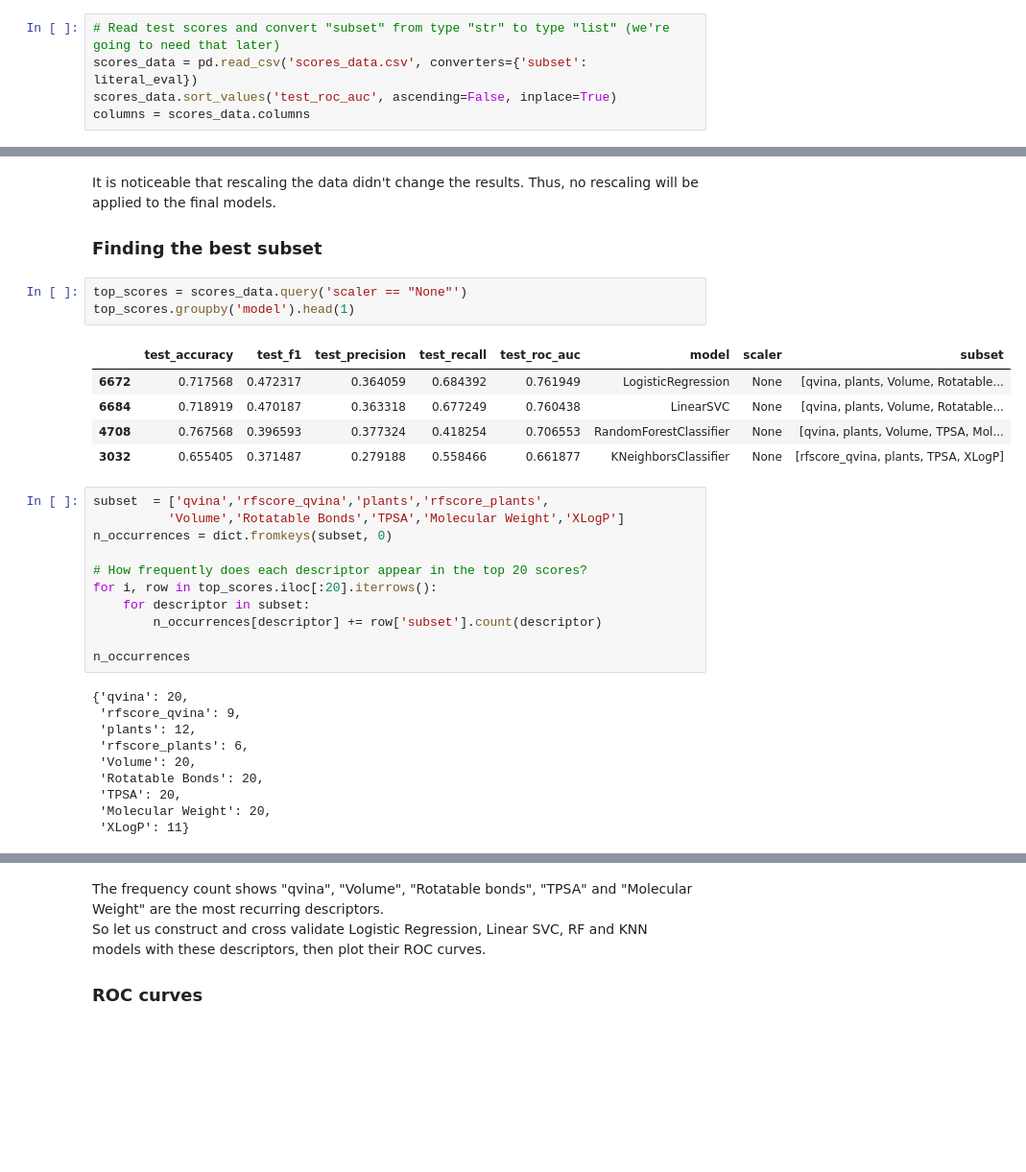
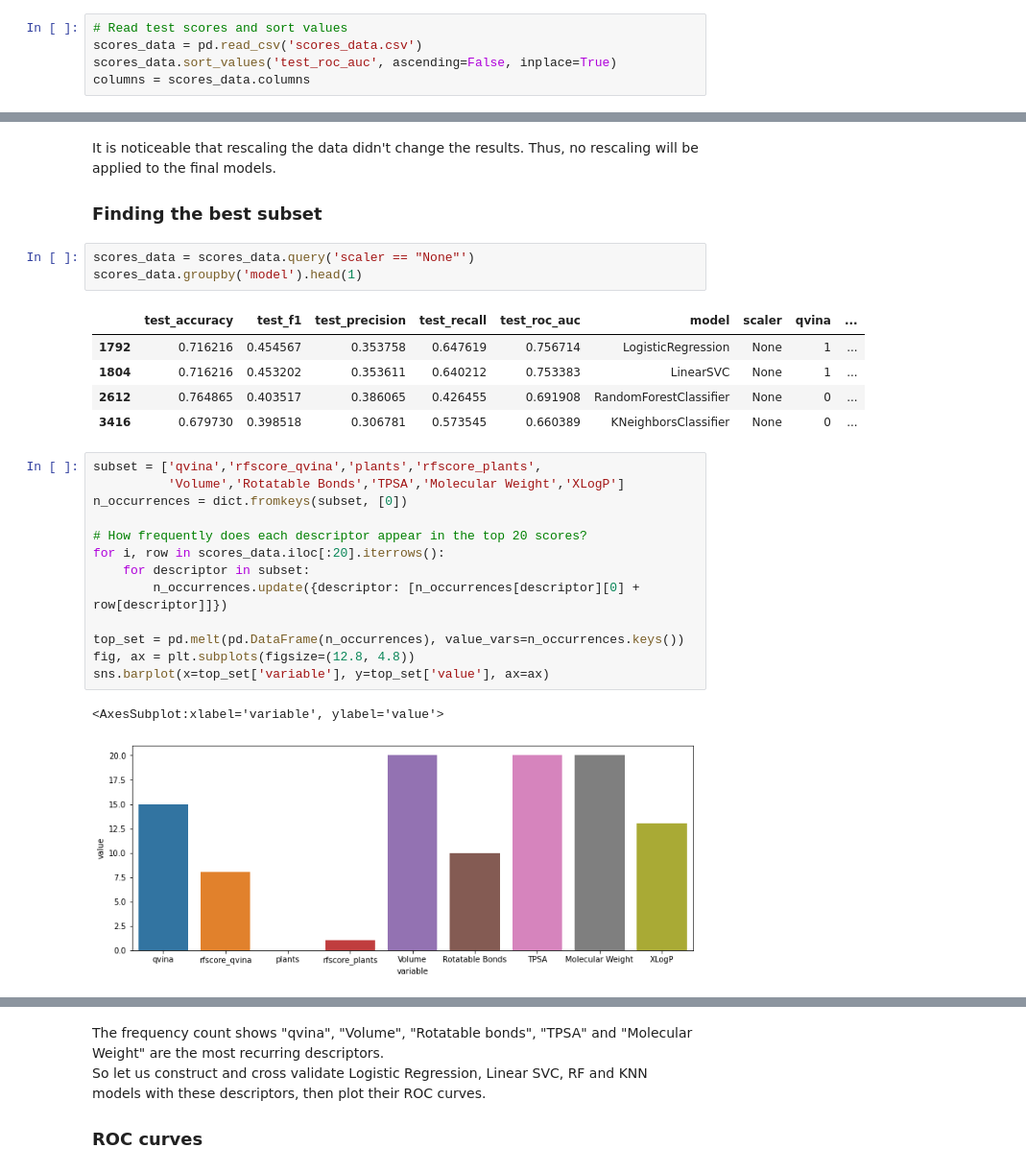
Before and after one commit to caiocrocha/SarsCov2Classifier, a Jupyter notebook: ML.ipynb, the cells around one changed output, grey strips where cells are left out. Shown at 96% size. Cells and saved outputs as stored; diff of their text form; blank space fills up the shorter version.

```diff
--- a/ML.ipynb
+++ b/ML.ipynb
@@ -256,6 +265,6 @@ from ast import literal_eval
 # %%
-# Read test scores and convert "subset" from type "str" to type "list" (we're going to need that later)
-scores_data = pd.read_csv('scores_data.csv', converters={'subset': literal_eval})
+# Read test scores and sort values
+scores_data = pd.read_csv('scores_data.csv')
 scores_data.sort_values('test_roc_auc', ascending=False, inplace=True)
 columns = scores_data.columns
 # %%
@@ -282,32 +314,27 @@ It is noticeable that rescaling the data didn't change the results. Thus, no res
 <a id='finding'></a>
 ### Finding the best subset
 # %%
-top_scores = scores_data.query('scaler == "None"')
-top_scores.groupby('model').head(1)
+scores_data = scores_data.query('scaler == "None"')
+scores_data.groupby('model').head(1)
 # %% [output]
-|  | test_accuracy | test_f1 | test_precision | test_recall | test_roc_auc | model | scaler | subset |
-| 6672 | 0.717568 | 0.472317 | 0.364059 | 0.684392 | 0.761949 | LogisticRegression | None | [qvina, plants, Volume, Rotatable... |
-| 6684 | 0.718919 | 0.470187 | 0.363318 | 0.677249 | 0.760438 | LinearSVC | None | [qvina, plants, Volume, Rotatable... |
-| 4708 | 0.767568 | 0.396593 | 0.377324 | 0.418254 | 0.706553 | RandomForestClassifier | None | [qvina, plants, Volume, TPSA, Mol... |
-| 3032 | 0.655405 | 0.371487 | 0.279188 | 0.558466 | 0.661877 | KNeighborsClassifier | None | [rfscore_qvina, plants, TPSA, XLogP] |
+|  | test_accuracy | test_f1 | test_precision | test_recall | test_roc_auc | model | scaler | qvina | ... |
+| 1792 | 0.716216 | 0.454567 | 0.353758 | 0.647619 | 0.756714 | LogisticRegression | None | 1 | ... |
+| 1804 | 0.716216 | 0.453202 | 0.353611 | 0.640212 | 0.753383 | LinearSVC | None | 1 | ... |
+| 2612 | 0.764865 | 0.403517 | 0.386065 | 0.426455 | 0.691908 | RandomForestClassifier | None | 0 | ... |
+| 3416 | 0.679730 | 0.398518 | 0.306781 | 0.573545 | 0.660389 | KNeighborsClassifier | None | 0 | ... |
 # %%
-subset  = ['qvina','rfscore_qvina','plants','rfscore_plants',
+subset = ['qvina','rfscore_qvina','plants','rfscore_plants',
           'Volume','Rotatable Bonds','TPSA','Molecular Weight','XLogP']
-n_occurrences = dict.fromkeys(subset, 0)
+n_occurrences = dict.fromkeys(subset, [0])
 
 # How frequently does each descriptor appear in the top 20 scores?
-for i, row in top_scores.iloc[:20].iterrows():
+for i, row in scores_data.iloc[:20].iterrows():
     for descriptor in subset:
-        n_occurrences[descriptor] += row['subset'].count(descriptor)
+        n_occurrences.update({descriptor: [n_occurrences[descriptor][0] + row[descriptor]]})
 
-n_occurrences
+top_set = pd.melt(pd.DataFrame(n_occurrences), value_vars=n_occurrences.keys())
+fig, ax = plt.subplots(figsize=(12.8, 4.8))
+sns.barplot(x=top_set['variable'], y=top_set['value'], ax=ax)
 # %% [output]
-{'qvina': 20,
- 'rfscore_qvina': 9,
- 'plants': 12,
- 'rfscore_plants': 6,
- 'Volume': 20,
- 'Rotatable Bonds': 20,
- 'TPSA': 20,
- 'Molecular Weight': 20,
- 'XLogP': 11}
+<AxesSubplot:xlabel='variable', ylabel='value'>
+[figure, added]
```
Also changed, not shown: parts of 25 cells of this notebook, 1 other file.
